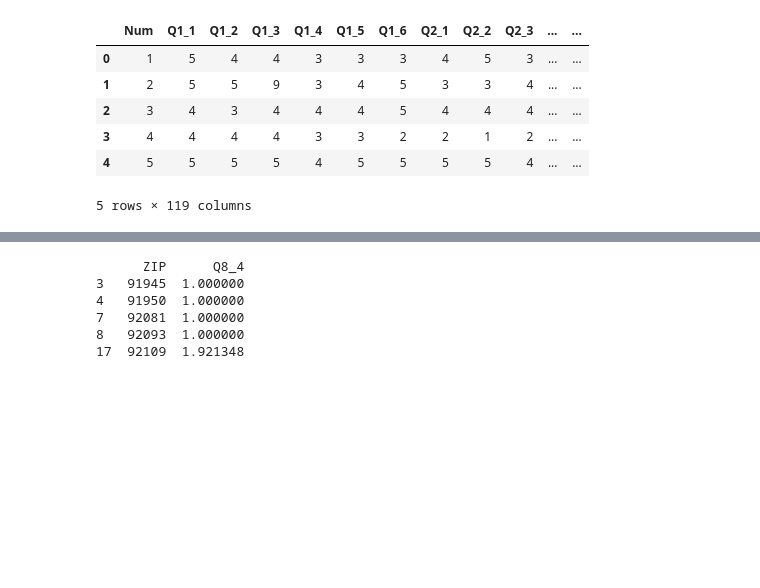
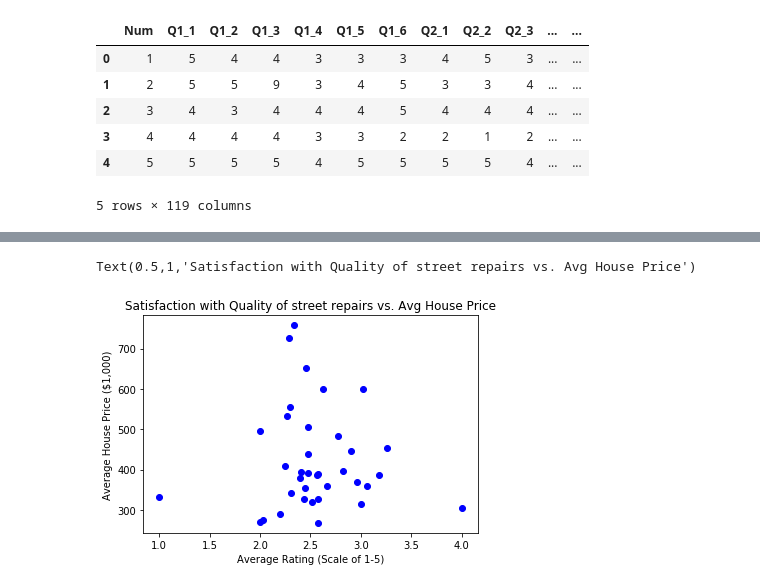
Before and after one commit to maggietsui/Final_Project_COGS108, a Jupyter notebook: Maggie.ipynb, the cells around one changed output, grey strips where cells are left out. Drawn from its saved outputs; the diff is of its cells as text; code cells hidden in the pictures; blank space fills up the shorter version.

```diff
--- a/Maggie.ipynb
+++ b/Maggie.ipynb
@@ -231,18 +220,8 @@ Q8_3_corr
-# %%
-#Extract Q8_4 (Quality of street repairs)
-Q8_4 = pd.DataFrame(data.loc[:,'Q8_4'])
-Q8_4['ZIP'] = data['ZIP']
-
-#Find average rating on Q8_3 per zip code
-avg_ratings_per_zip_q84 = Q8_4.groupby('ZIP', as_index=False)['Q8_4'].mean()
-
-#Extract 5 zipcodes with lowest average rating
-lowest_q84 = avg_ratings_per_zip_q84.nsmallest(n=5, columns='Q8_4', keep='first')
-print(lowest_q84)
-# %% [output]
-      ZIP      Q8_4
-3   91945  1.000000
-4   91950  1.000000
-7   92081  1.000000
-8   92093  1.000000
-17  92109  1.921348
+# %%
+Q8_10_scatter = plt.scatter(rating_and_price['Q8_10'], rating_and_price['2017-09'], c='blue')
+plt.xlabel('Average Rating (Scale of 1-5)')
+plt.ylabel('Average House Price ($1,000)')
+plt.title('Satisfaction with Quality of street repairs vs. Avg House Price')
+# %% [output]
+Text(0.5,1,'Satisfaction with Quality of street repairs vs. Avg House Price')
+[figure, added]
```
Also changed, not shown: parts of 12 cells of this notebook.
